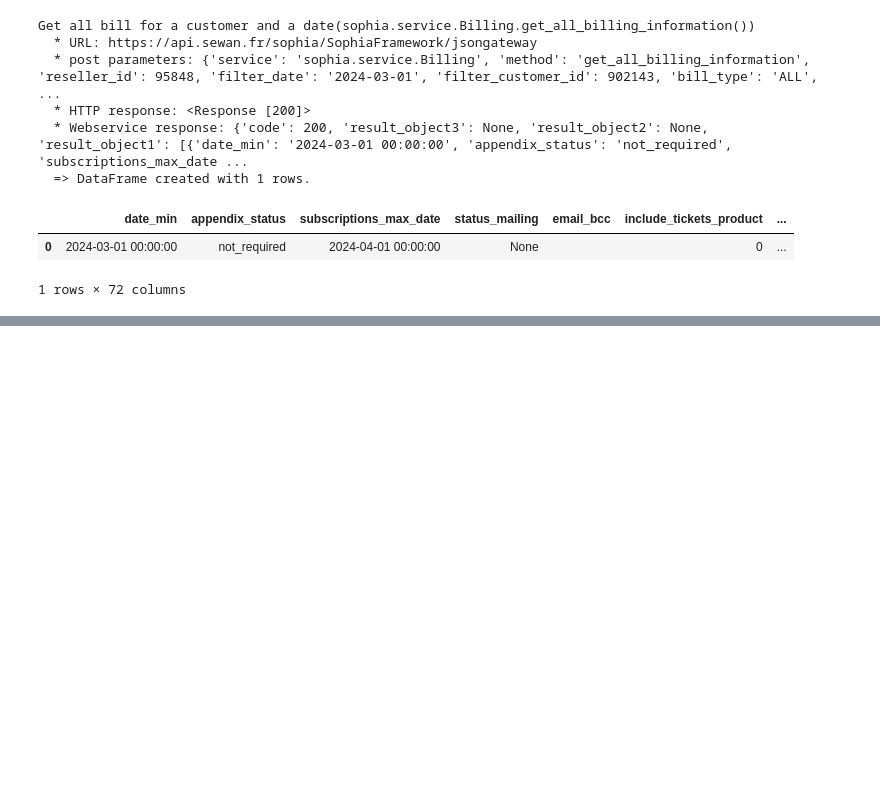
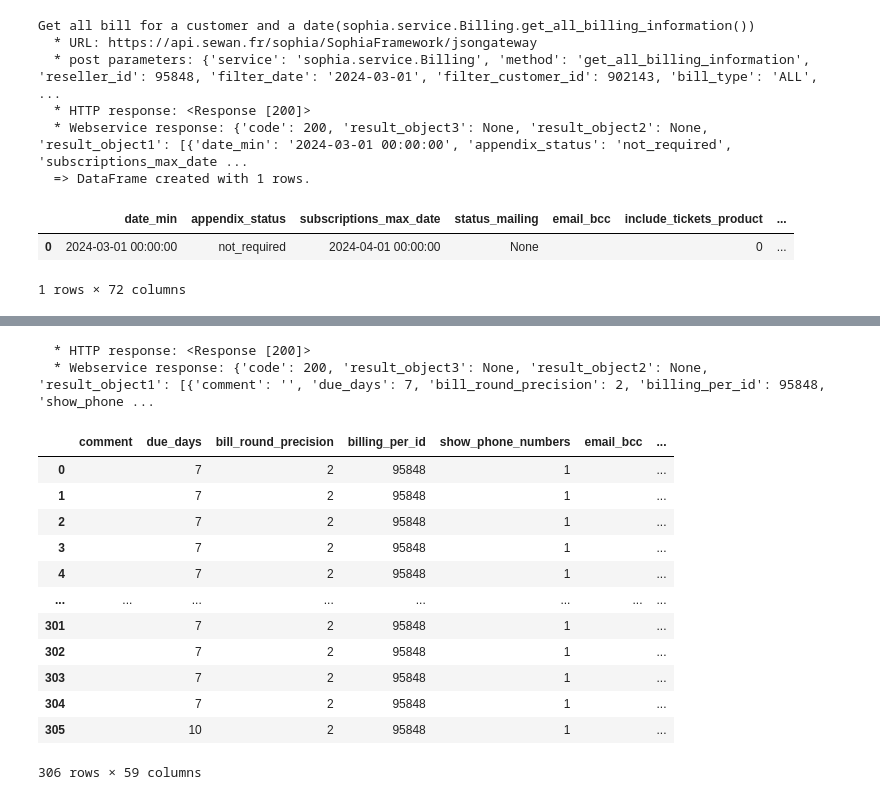
Before and after one commit to stanislasdelannoy/sewan-api-app, a Jupyter notebook: services/etude_factu.ipynb, the cells around one changed output, grey strips where cells are left out. Cells and saved outputs as stored; diff of their text form; code cells hidden in the pictures; blank space fills up the shorter version.

Commit message:
Get firsts bills for a customer

```diff
--- a/services/etude_factu.ipynb
+++ b/services/etude_factu.ipynb
@@ -279,0 +311,63 @@ get_fixed_costs()
+# %%
+def get_all_billable_persons():
+
+    post_data = {
+        "service": "sophia.service.Billing",
+        "method": "get_all_billable_persons_of_reseller",
+        'reseller_id': PERSON_ID,
+    }
+
+    response_get_generated_bill = requests.post(
+        url=API_URL, data=post_data, headers=headers, timeout=10
+    )
+
+    print(f"  * HTTP response: {response_get_generated_bill}")
+    if response_get_generated_bill.status_code != 200:
+        sys.stderr.write(
+            f"  => HTTP error {response_get_generated_bill.status_code} "
+            "on getting all persons\n"
+        )
+        sys.stderr.write(f"  => Body {response_get_generated_bill.content}\n")
+        sys.exit(2)
+    rjson = response_get_generated_bill.json()
+
+    print(f"  * Webservice response: {rjson}")
+
+    # Check the result code
+    code = int(rjson["code"])
+    if code < 200 or code >= 300:
+        # Search failed
+        sys.stderr.write(
+            f"  => Webservice failed with code {rjson['code']} : {rjson['msg']}\n"
+            "(see Webservice response for more details)\n"
+        )
+        sys.exit(2)
+
+    # Extract the first results array
+    first_results_array = rjson["result_object1"]
+    if not first_results_array:
+        print("No results found.")
+        return pd.DataFrame()  # Return an empty DataFrame if no results
+
+    # Convert the results to a pandas DataFrame
+    df = pd.DataFrame(first_results_array)
+    print(f"  => DataFrame created with {len(df)} rows.")
+    return df
+
+get_all_billable_persons()
+# %% [output]
+  * HTTP response: <Response [200]>
+  * Webservice response: {'code': 200, 'result_object3': None, 'result_object2': None, 'result_object1': [{'comment': '', 'due_days': 7, 'bill_round_precision': 2, 'billing_per_id': 95848, 'show_phone ...
+|  | comment | due_days | bill_round_precision | billing_per_id | show_phone_numbers | email_bcc | ... |
+| 0 |  | 7 | 2 | 95848 | 1 |  | ... |
+| 1 |  | 7 | 2 | 95848 | 1 |  | ... |
+| 2 |  | 7 | 2 | 95848 | 1 |  | ... |
+| 3 |  | 7 | 2 | 95848 | 1 |  | ... |
+| 4 |  | 7 | 2 | 95848 | 1 |  | ... |
+| ... | ... | ... | ... | ... | ... | ... | ... |
+| 301 |  | 7 | 2 | 95848 | 1 |  | ... |
+| 302 |  | 7 | 2 | 95848 | 1 |  | ... |
+| 303 |  | 7 | 2 | 95848 | 1 |  | ... |
+| 304 |  | 7 | 2 | 95848 | 1 |  | ... |
+| 305 |  | 10 | 2 | 95848 | 1 |  | ... |
+306 rows × 59 columns
```
Also changed, not shown: parts of 4 cells of this notebook, 1 other file.
